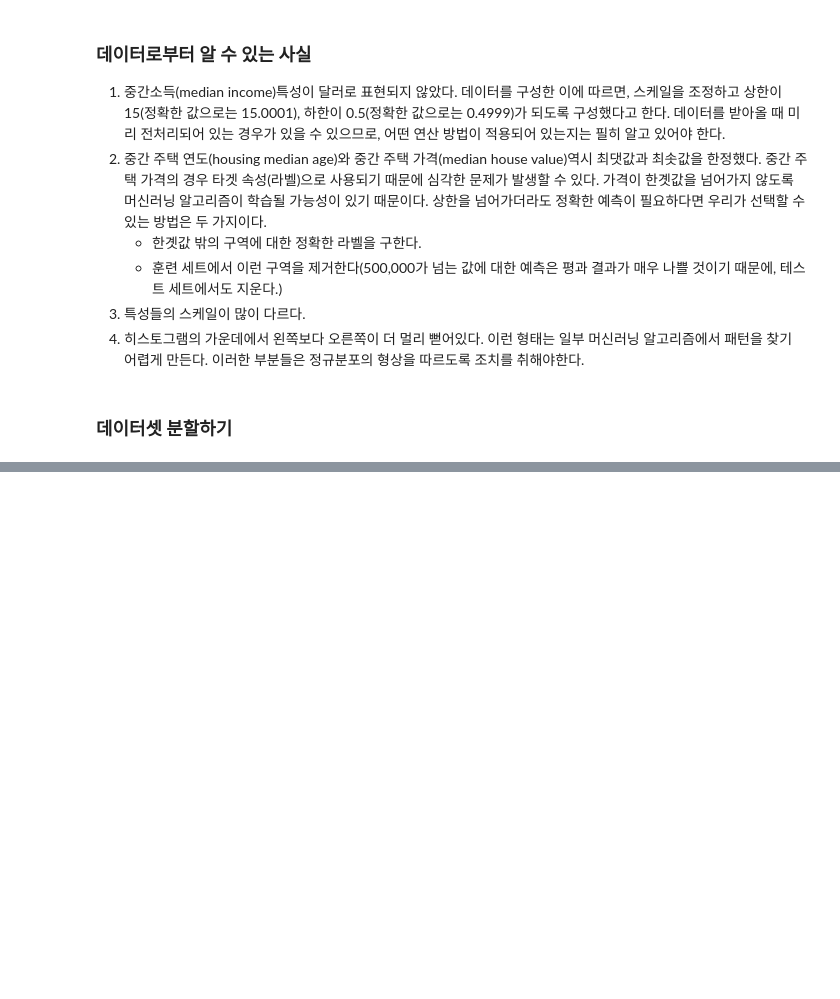
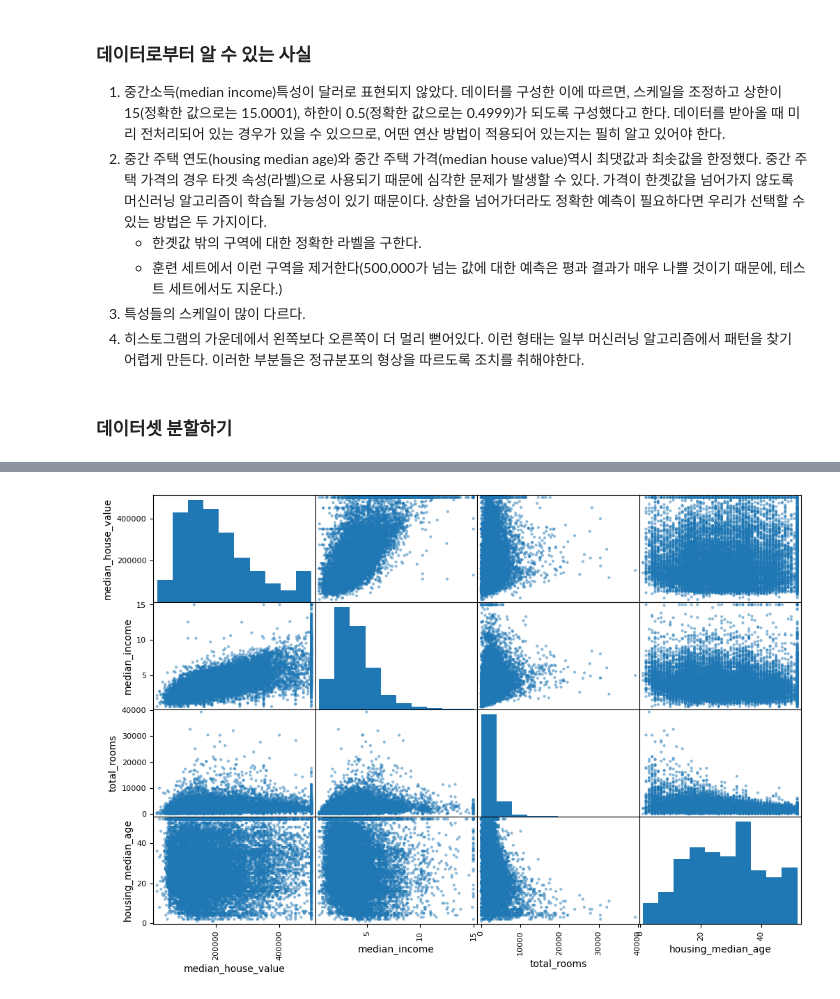
Before and after one commit to LeeHeonWoo1/ML_DL, a Jupyter notebook: ML/HandsOn/1_ml_project.ipynb, the cells around one changed output, grey strips where cells are left out. Drawn from its saved outputs; the diff is of its cells as text; code cells hidden in the pictures; blank space fills up the shorter version.

```diff
--- a/ML/HandsOn/1_ml_project.ipynb
+++ b/ML/HandsOn/1_ml_project.ipynb
@@ -86,0 +117,9 @@ train_set, test_set = train_test_split(housing, test_size=0.2, random_state=42)
+# %%
+# 연속형 변수를 가진 컬럼들을 산점도를 이용해서 시각화하면 상관관계를 가시화할 수 있다.
+from pandas.plotting import scatter_matrix
+
+attributes = ["median_house_value", "median_income", "total_rooms", "housing_median_age"]
+scatter_matrix(train_set1[attributes], figsize=(12, 8))
+plt.show()
+# %% [output]
+[figure, added]
```
Also changed, not shown: parts of 26 cells of this notebook.
